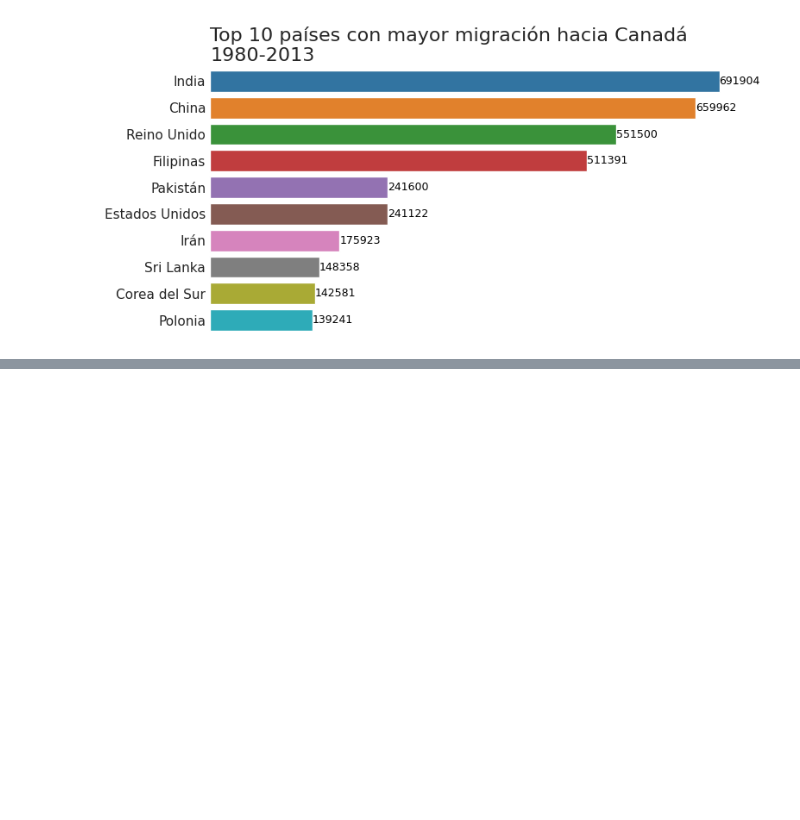
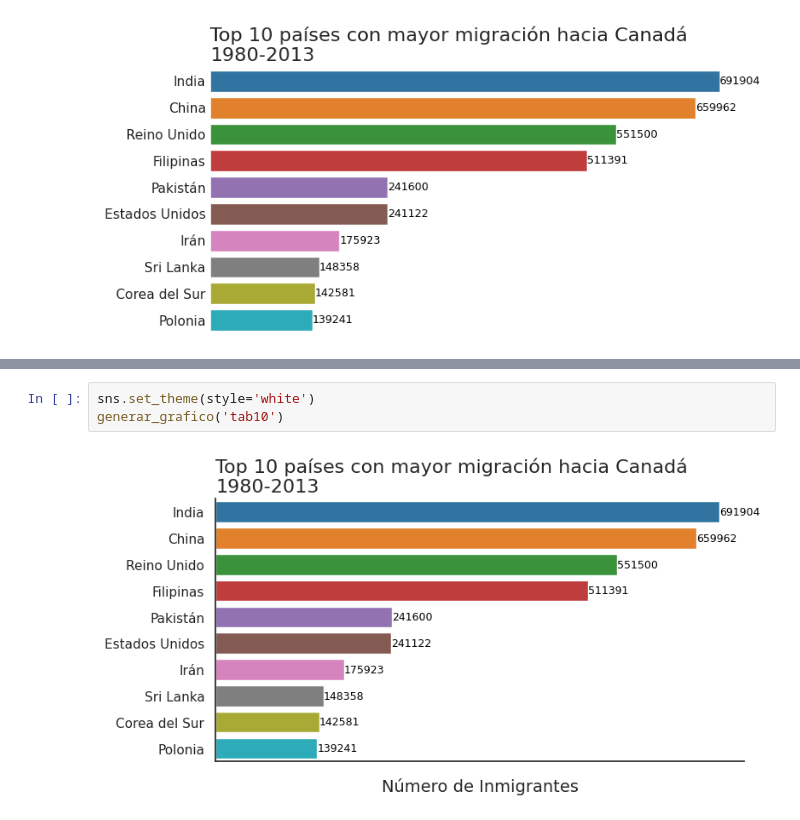
Before and after one commit to betuka1007/Ventas-de-cliente-Alura, a Jupyter notebook: Visualización_de_datos_con_Python.ipynb, the cells around one changed output, grey strips where cells are left out. Drawn from its saved outputs; the diff is of its cells as text; blank space fills up the shorter version.

```diff
--- a/Visualización_de_datos_con_Python.ipynb
+++ b/Visualización_de_datos_con_Python.ipynb
@@ -521,0 +550,5 @@ generar_grafico('tab10')
+# %%
+sns.set_theme(style='white')
+generar_grafico('tab10')
+# %% [output]
+[figure, added]
```
Also changed, not shown: parts of 4 cells of this notebook.
